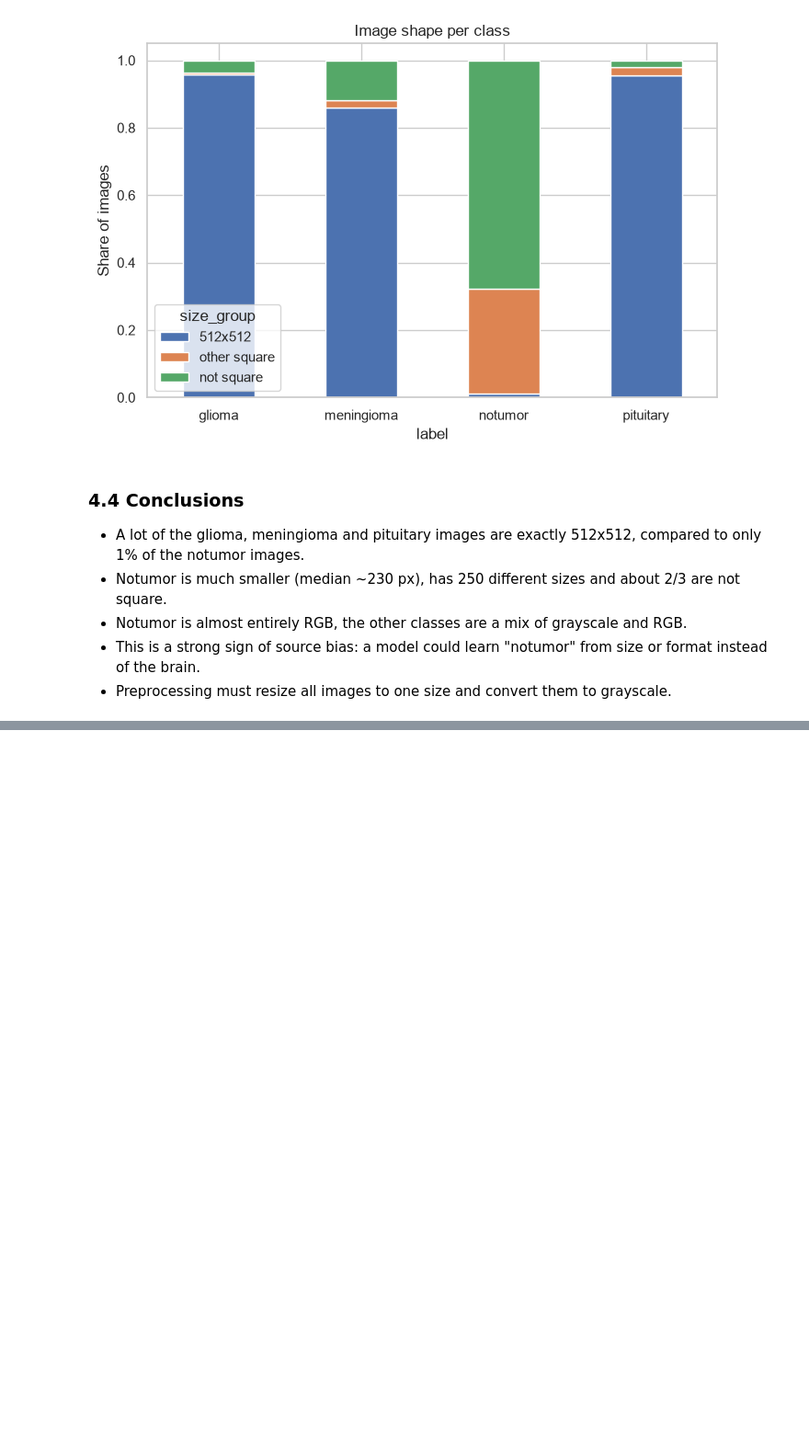
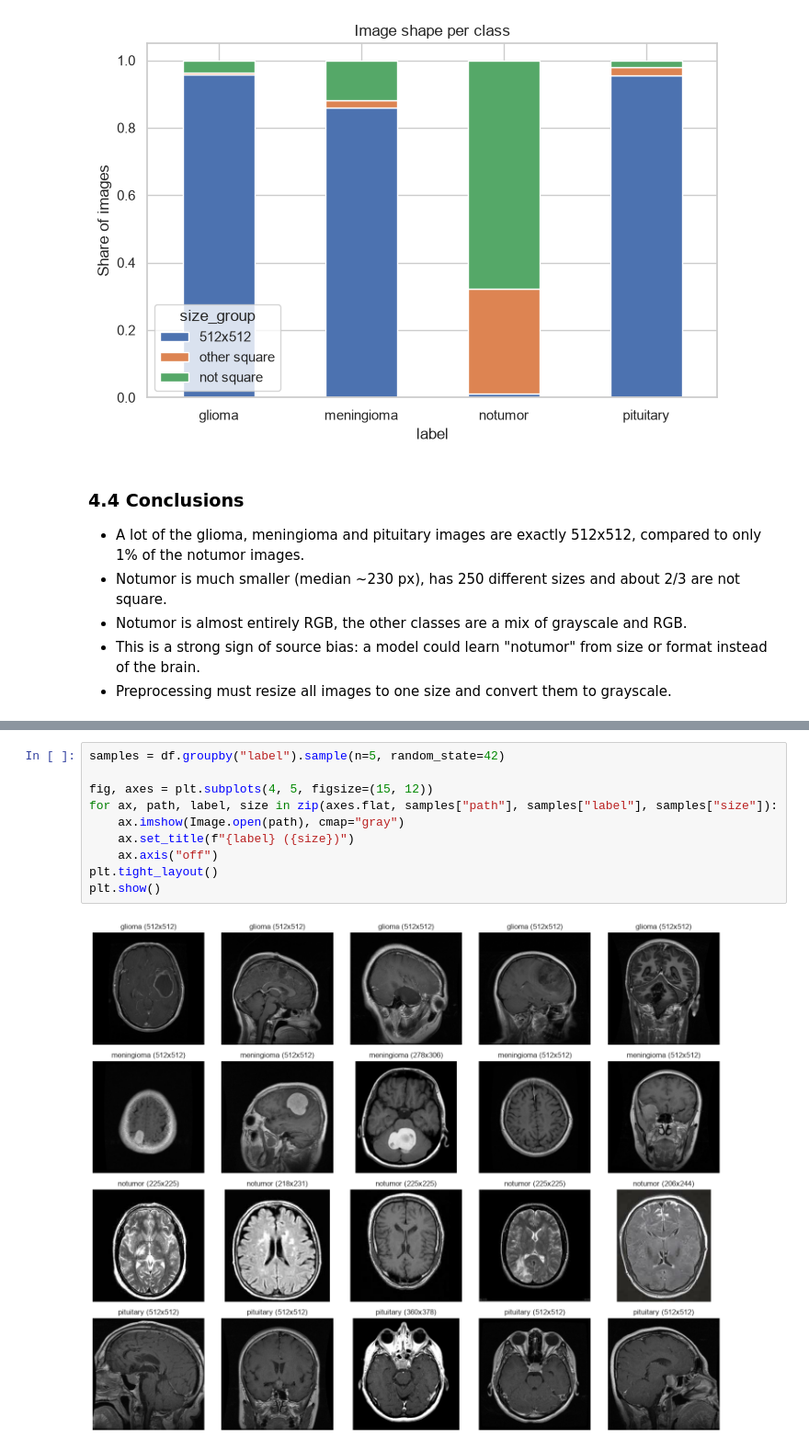
Before and after one commit to brieq/brain-tumor-mri-classification, a Jupyter notebook: notebooks/01_eda.ipynb, the cells around one changed output, grey strips where cells are left out. Shown at 92% size. Saved outputs shown, nothing was run; the diff lists cells and outputs as text; blank space fills up the shorter version.

```diff
--- a/notebooks/01_eda.ipynb
+++ b/notebooks/01_eda.ipynb
@@ -133,0 +141,12 @@ plt.show()
+# %%
+samples = df.groupby("label").sample(n=5, random_state=42)
+
+fig, axes = plt.subplots(4, 5, figsize=(15, 12))
+for ax, path, label, size in zip(axes.flat, samples["path"], samples["label"], samples["size"]):
+    ax.imshow(Image.open(path), cmap="gray")
+    ax.set_title(f"{label} ({size})")
+    ax.axis("off")
+plt.tight_layout()
+plt.show()
+# %% [output]
+[figure, added]
```
Also changed, not shown: parts of 15 cells of this notebook.
